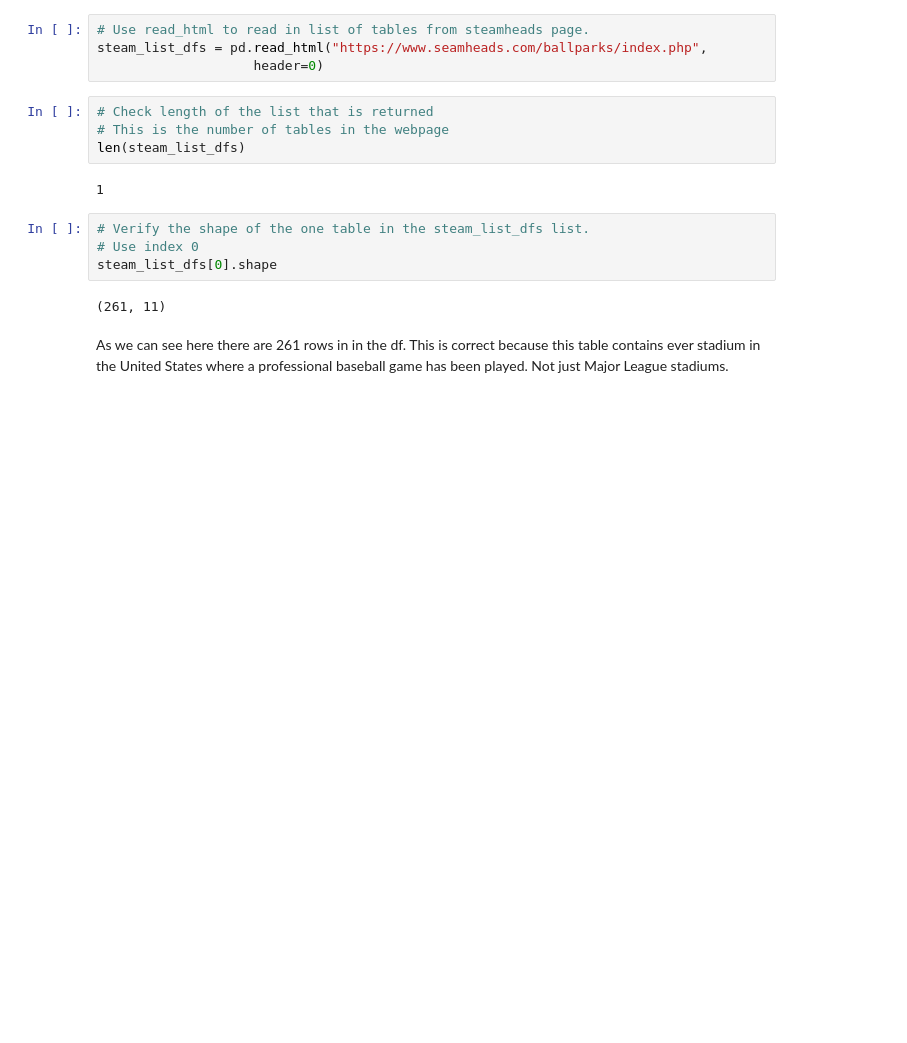
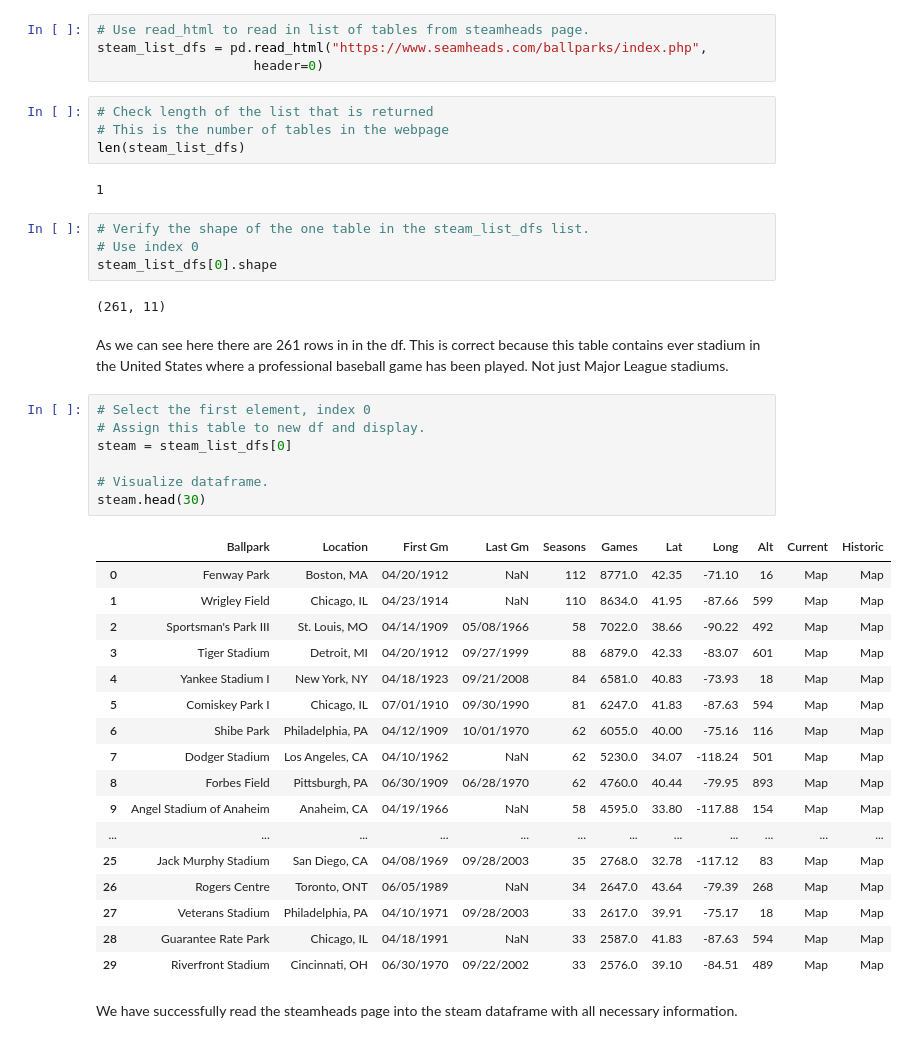
Before and after one commit to Matt-Heinen/DSC-540, a Jupyter notebook: Term Project/Heinen_DSC540_Milestone_3.ipynb, the cells around one changed output. Cells and saved outputs as stored; diff of their text form; blank space fills up the shorter version.

```diff
--- a/Term Project/Heinen_DSC540_Milestone_3.ipynb
+++ b/Term Project/Heinen_DSC540_Milestone_3.ipynb
@@ -95,3 +98,30 @@ steam_list_dfs[0].shape
 (261, 11)
 # %% [markdown]
 As we can see here there are 261 rows in in the df. This is correct because this table contains ever stadium in the United States where a professional baseball game has been played. Not just Major League stadiums.
+# %%
+# Select the first element, index 0
+# Assign this table to new df and display.
+steam = steam_list_dfs[0]
+
+# Visualize dataframe.
+steam.head(30)
+# %% [output]
+|  | Ballpark | Location | First Gm | Last Gm | Seasons | Games | Lat | Long | Alt | Current | Historic |
+| 0 | Fenway Park | Boston, MA | 04/20/1912 | NaN | 112 | 8771.0 | 42.35 | -71.10 | 16 | Map | Map |
+| 1 | Wrigley Field | Chicago, IL | 04/23/1914 | NaN | 110 | 8634.0 | 41.95 | -87.66 | 599 | Map | Map |
+| 2 | Sportsman's Park III | St. Louis, MO | 04/14/1909 | 05/08/1966 | 58 | 7022.0 | 38.66 | -90.22 | 492 | Map | Map |
+| 3 | Tiger Stadium | Detroit, MI | 04/20/1912 | 09/27/1999 | 88 | 6879.0 | 42.33 | -83.07 | 601 | Map | Map |
+| 4 | Yankee Stadium I | New York, NY | 04/18/1923 | 09/21/2008 | 84 | 6581.0 | 40.83 | -73.93 | 18 | Map | Map |
+| 5 | Comiskey Park I | Chicago, IL | 07/01/1910 | 09/30/1990 | 81 | 6247.0 | 41.83 | -87.63 | 594 | Map | Map |
+| 6 | Shibe Park | Philadelphia, PA | 04/12/1909 | 10/01/1970 | 62 | 6055.0 | 40.00 | -75.16 | 116 | Map | Map |
+| 7 | Dodger Stadium | Los Angeles, CA | 04/10/1962 | NaN | 62 | 5230.0 | 34.07 | -118.24 | 501 | Map | Map |
+| 8 | Forbes Field | Pittsburgh, PA | 06/30/1909 | 06/28/1970 | 62 | 4760.0 | 40.44 | -79.95 | 893 | Map | Map |
+| 9 | Angel Stadium of Anaheim | Anaheim, CA | 04/19/1966 | NaN | 58 | 4595.0 | 33.80 | -117.88 | 154 | Map | Map |
+| ... | ... | ... | ... | ... | ... | ... | ... | ... | ... | ... | ... |
+| 25 | Jack Murphy Stadium | San Diego, CA | 04/08/1969 | 09/28/2003 | 35 | 2768.0 | 32.78 | -117.12 | 83 | Map | Map |
+| 26 | Rogers Centre | Toronto, ONT | 06/05/1989 | NaN | 34 | 2647.0 | 43.64 | -79.39 | 268 | Map | Map |
+| 27 | Veterans Stadium | Philadelphia, PA | 04/10/1971 | 09/28/2003 | 33 | 2617.0 | 39.91 | -75.17 | 18 | Map | Map |
+| 28 | Guarantee Rate Park | Chicago, IL | 04/18/1991 | NaN | 33 | 2587.0 | 41.83 | -87.63 | 594 | Map | Map |
+| 29 | Riverfront Stadium | Cincinnati, OH | 06/30/1970 | 09/22/2002 | 33 | 2576.0 | 39.10 | -84.51 | 489 | Map | Map |
+# %% [markdown]
+We have successfully read the steamheads page into the steam dataframe with all necessary information.
```
Also changed, not shown: parts of 13 cells of this notebook.
